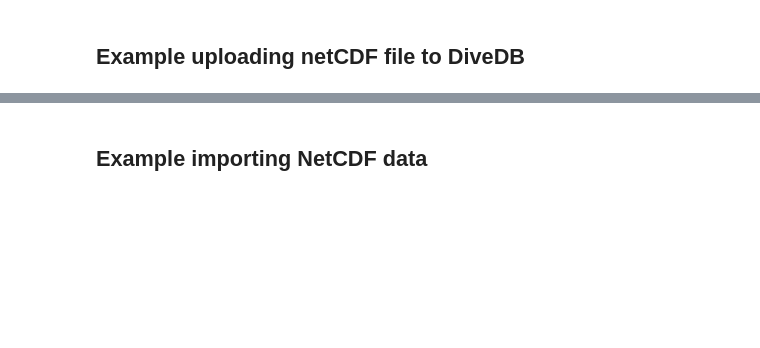
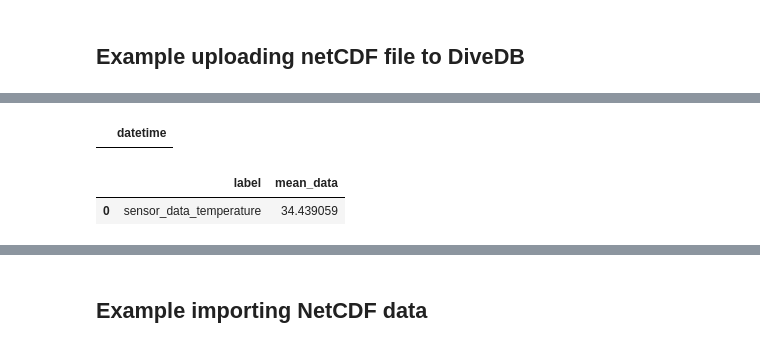
Before and after one commit to jmkendallbar/pyologger, a Jupyter notebook: notebooks/00_data_to_diveDB.ipynb, the cells around one changed output, grey strips where cells are left out. Saved outputs shown, nothing was run; the diff lists cells and outputs as text; code cells hidden in the pictures; blank space fills up the shorter version.

```diff
--- a/notebooks/00_data_to_diveDB.ipynb
+++ b/notebooks/00_data_to_diveDB.ipynb
@@ -83,0 +165,30 @@ duckpond.get_delta_data(
+# %%
+# Get the filtered data
+filtered_data = duckpond.get_delta_data(
+    animal_ids="apfo-001a",
+    # Resample values to 10 Hz and make sure each signal has the same time intervals
+    frequency=10,
+    # Aggregation of events (think state events - behaviors) type: state (has state and end dates)
+    classes="sensor_data_accelerometer",
+
+)
+
+display(filtered_data)
+# %% [output]
+|  | datetime |
+# %%
+label = "sensor_data_temperature"
+df = duckpond.conn.execute(f"""
+    SELECT label, avg(value) as mean_data
+    FROM (
+        SELECT label, value.float as value
+        FROM DataLake
+        WHERE label = $1
+    )
+    GROUP BY label
+""", [label]).df()
+
+display(df)
+# %% [output]
+|  | label | mean_data |
+| 0 | sensor_data_temperature | 34.439059 |
```
Also changed, not shown: parts of 14 cells of this notebook, 6 other files.
